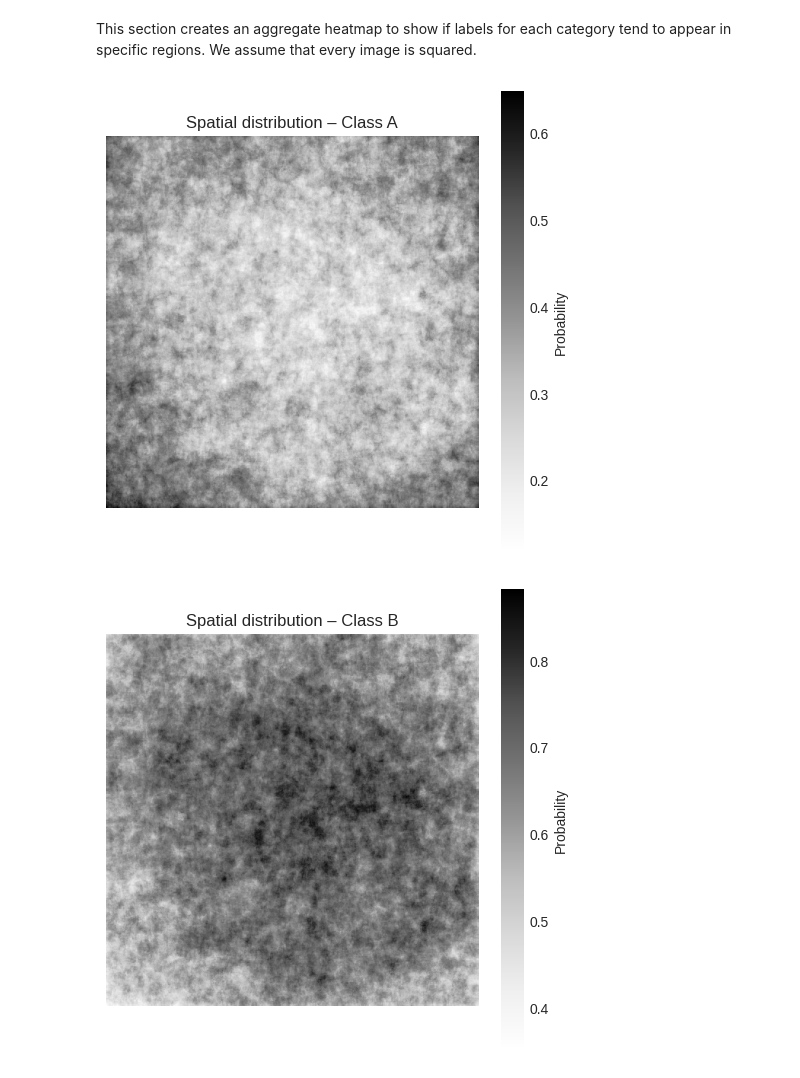
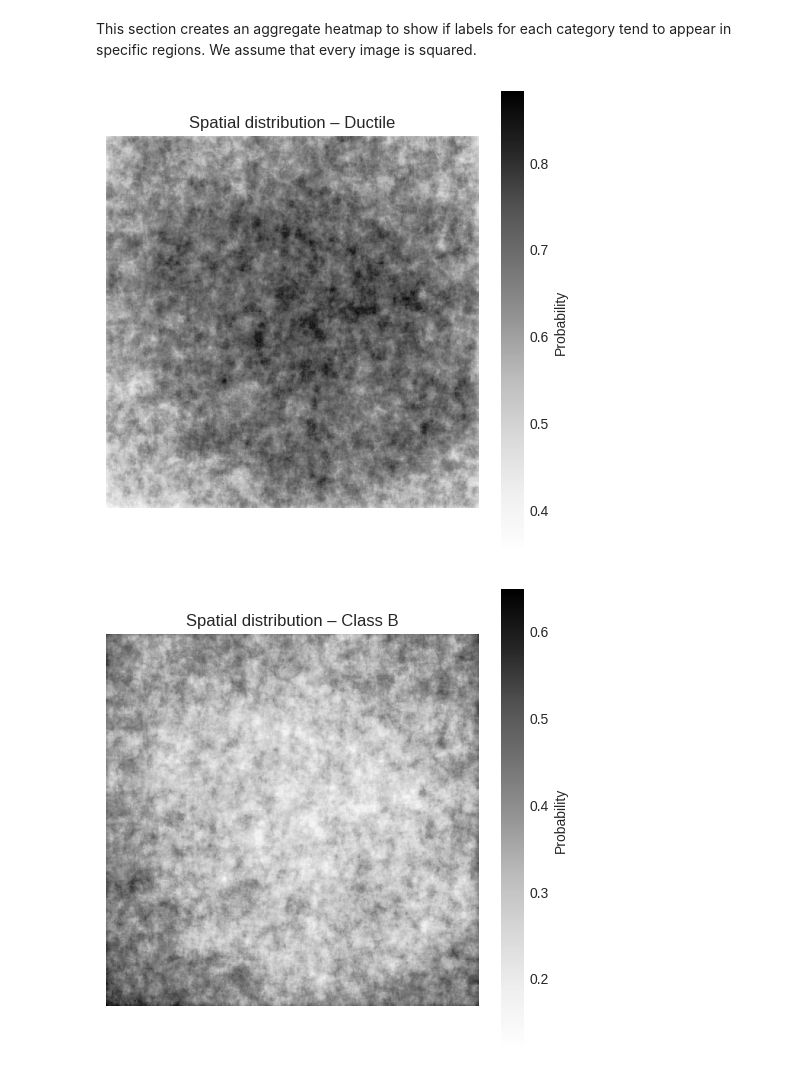
Before and after one commit to CfM47/ML-Project, a Jupyter notebook: notebooks/ductile_brittle_data_exploration.ipynb, the cells around one changed output. Drawn from its saved outputs; the diff is of its cells as text; code cells hidden in the pictures.

```diff
--- a/notebooks/ductile_brittle_data_exploration.ipynb
+++ b/notebooks/ductile_brittle_data_exploration.ipynb
@@ -108,8 +110,8 @@ resolution_counts
 # %% [markdown]
 Here, we automatically detect the two primary segmentation colors from a sample mask. We'll assume these correspond to your `brittle` and `ductile` categories. The notebook will refer to them as `CATEGORY_A` or `CATEGORY_B`.
 # %%
-COLOR_A = None
-COLOR_B = None
+DUCTILE_COLOR = None
+FRAGILE_COLOR = None
 
 def find_segmentation_colors(sample_path):  # noqa: ANN001, ANN201
     """Analyzes a sample mask to find the two non-background colors."""
@@ -124,6 +126,9 @@ def find_segmentation_colors(sample_path):  # noqa: ANN001, ANN201
 
     # Filter out black/dark colors, assuming they are the background
     non_background_colors = [c[1] for c in colors if sum(c[1]) > 30]
+    non_background_colors.sort(
+        key=lambda x: x[0], reverse=True,
+        )
 
     if len(non_background_colors) < 2:
         raise ValueError("Expected at least 2 colors")
@@ -132,10 +137,10 @@ def find_segmentation_colors(sample_path):  # noqa: ANN001, ANN201
 
 if not df.empty:
     try:
-        COLOR_A, COLOR_B = find_segmentation_colors(df["filepath"].iloc[0])
+        DUCTILE_COLOR, FRAGILE_COLOR = find_segmentation_colors(df["filepath"].iloc[0])
         print("Discovered segmentation colors:")
-        print(f"  - COLOR_A: {COLOR_A}")
-        print(f"  - COLOR_B: {COLOR_B}")
+        print(f"  - DUCTILE_COLOR: {DUCTILE_COLOR}")
+        print(f"  - FRAGILE_COLOR: {FRAGILE_COLOR}")
     except (ValueError, IndexError) as e:
         print(f"Could not automatically determine colors: {e}")
 else:
@@ -156,14 +161,14 @@ def get_category(mask_path, color_a, color_b) -> str:  # noqa: ANN001
     count_b = np.sum(np.all(np_img == color_b, axis=-1))
 
     if count_a > count_b:
-        return "CATEGORY_A"
+        return "Ductile"
     elif count_b > count_a:
-        return "CATEGORY_B"
+        return "Fragile"
     return "MIXED"
 
-if COLOR_A and COLOR_B:
+if DUCTILE_COLOR and FRAGILE_COLOR:
     df["category"] = df["filepath"].map(
-        lambda p: get_category(p, COLOR_A, COLOR_B),
+        lambda p: get_category(p, DUCTILE_COLOR, FRAGILE_COLOR),
     )
     print("Category assignment complete.")
 else:
@@ -212,9 +217,9 @@ def count_pixels(mask_path, color_a, color_b):  # noqa: ANN001, ANN201
         "pixels_bg": total_pixels - pixels_a - pixels_b,
     }
 
-if COLOR_A and COLOR_B:
+if DUCTILE_COLOR and FRAGILE_COLOR:
     pixel_counts = df["filepath"].map(
-        lambda p: count_pixels(p, COLOR_A, COLOR_B),
+        lambda p: count_pixels(p, DUCTILE_COLOR, FRAGILE_COLOR),
     )
     df = pd.concat([df, pd.DataFrame(pixel_counts.to_list())], axis=1)
 
@@ -270,8 +275,8 @@ for path in df["filepath"]:
         )
         np_img = np.array(img_rgb)
 
-    mask_a = np.all(np_img == COLOR_A, axis=-1)
-    mask_b = np.all(np_img == COLOR_B, axis=-1)
+    mask_a = np.all(np_img == DUCTILE_COLOR, axis=-1)
+    mask_b = np.all(np_img == FRAGILE_COLOR, axis=-1)
 
     heatmap_a += mask_a
     heatmap_b += mask_b
@@ -282,18 +287,18 @@ heatmap_b /= num_images
 # %%
 plt.figure(figsize=(6, 6))
 plt.imshow(heatmap_a)
-plt.title("Spatial distribution – Class A")
+plt.title("Spatial distribution – Ductile")
 plt.colorbar(label="Probability")
 plt.axis("off")
 plt.show()
 
 
 plt.figure(figsize=(6, 6))
 plt.imshow(heatmap_b)
 plt.title("Spatial distribution – Class B")
 plt.colorbar(label="Probability")
 plt.axis("off")
 plt.show()
 # %% [output]
-[figure, old version]
+[figure, new version]
-[figure, old version]
+[figure, new version]
```
Also changed, not shown: parts of 6 cells of this notebook.
